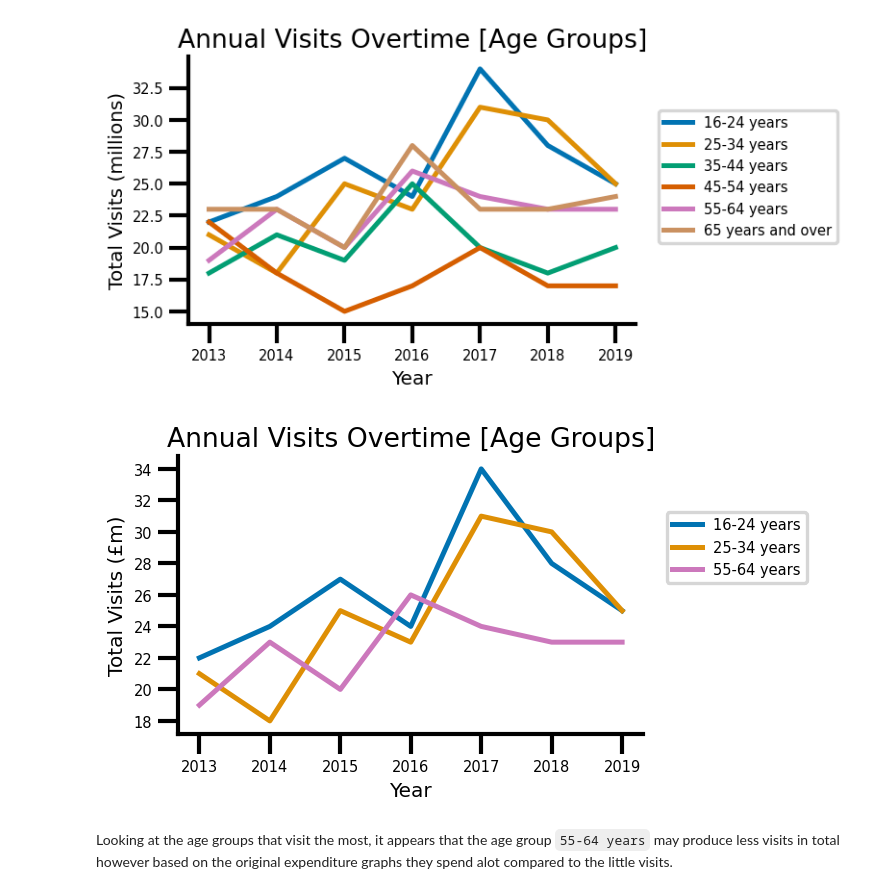
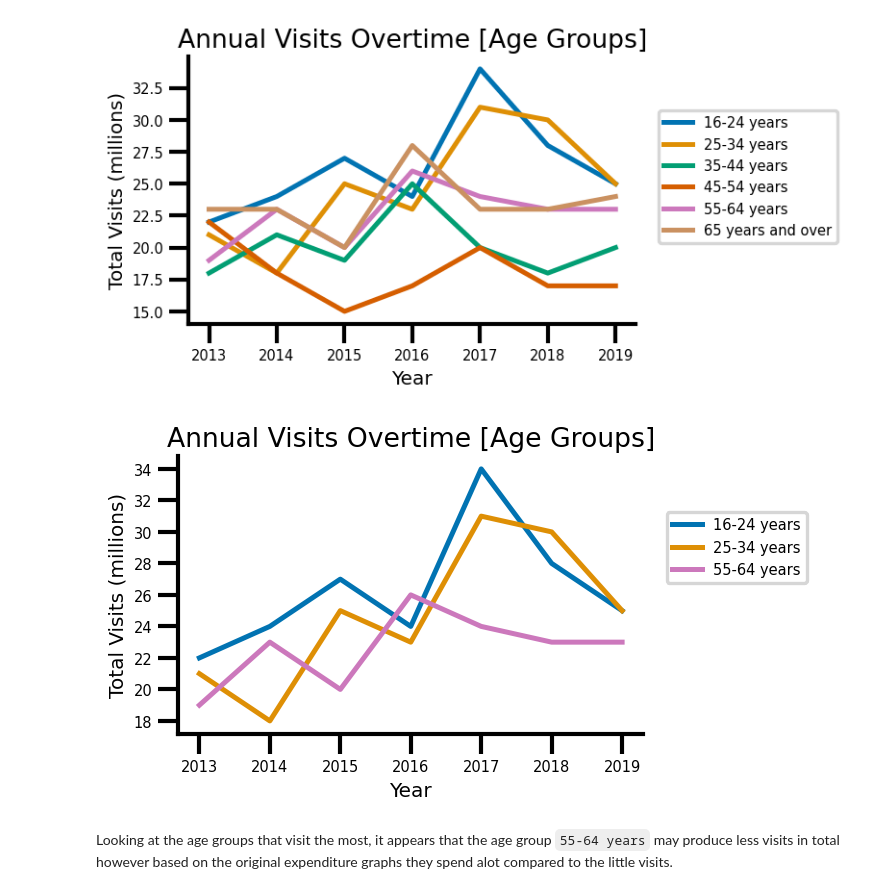
Before and after one commit to mjmarr/visit_scotland_final_project, a Jupyter notebook: analysis/analysis.ipynb, the cells around one changed output. Saved outputs shown, nothing was run; the diff lists cells and outputs as text; code cells hidden in the pictures.

```diff
--- a/analysis/analysis.ipynb
+++ b/analysis/analysis.ipynb
@@ -476,13 +476,13 @@ plt.title('Annual Visits Overtime [Age Groups]' , fontsize = 16);
 # %%
 sns.lineplot(data=demo_q3_visits_4.query("demographic.isin(['16-24 years', '25-34 years', '55-64 years'])"),
              x='year', y='total_visits_per_year', hue='demographic', palette=['#0173b2','#de8f05','#cc78bc'])
 sns.despine()
 plt.legend(bbox_to_anchor=(1.05, 0.8), loc='upper left', borderaxespad=0)
 plt.xlabel("Year", fontsize = 12)
-plt.ylabel("Total Visits (£m)" , fontsize = 12)
+plt.ylabel("Total Visits (millions)" , fontsize = 12)
 plt.title('Annual Visits Overtime [Age Groups]' , fontsize = 16);
 # %% [output]
-[figure, old version]
+[figure, new version]
 # %% [markdown]
 Looking at the age groups that visit the most, it appears that the age group `55-64 years` may produce less visits in total however based on the original expenditure graphs they spend alot compared to the little visits.
 # %% [markdown]
```
Also changed, not shown: parts of 7 cells of this notebook, 4 other files.
